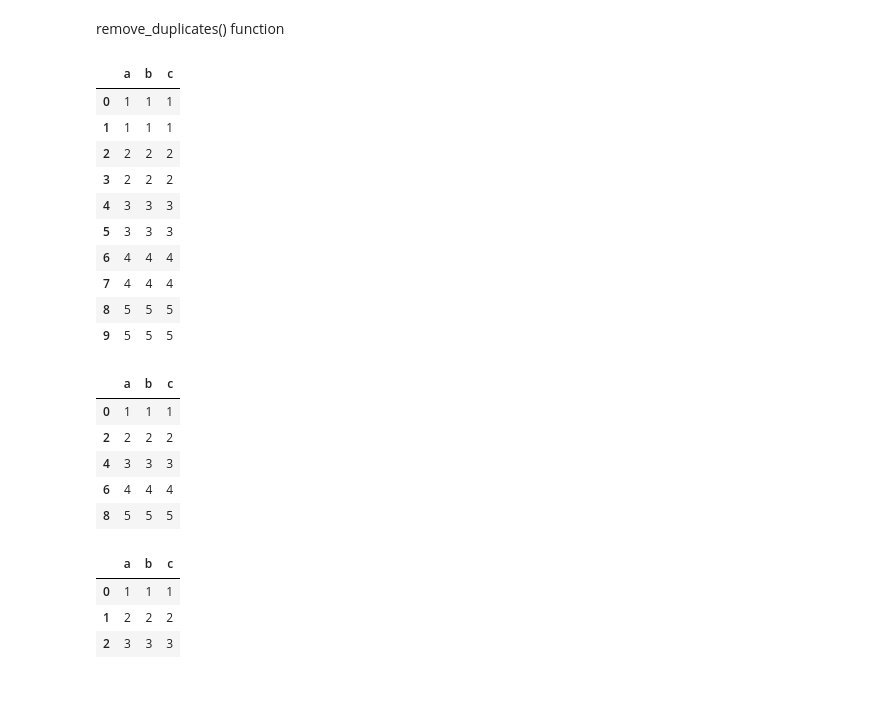
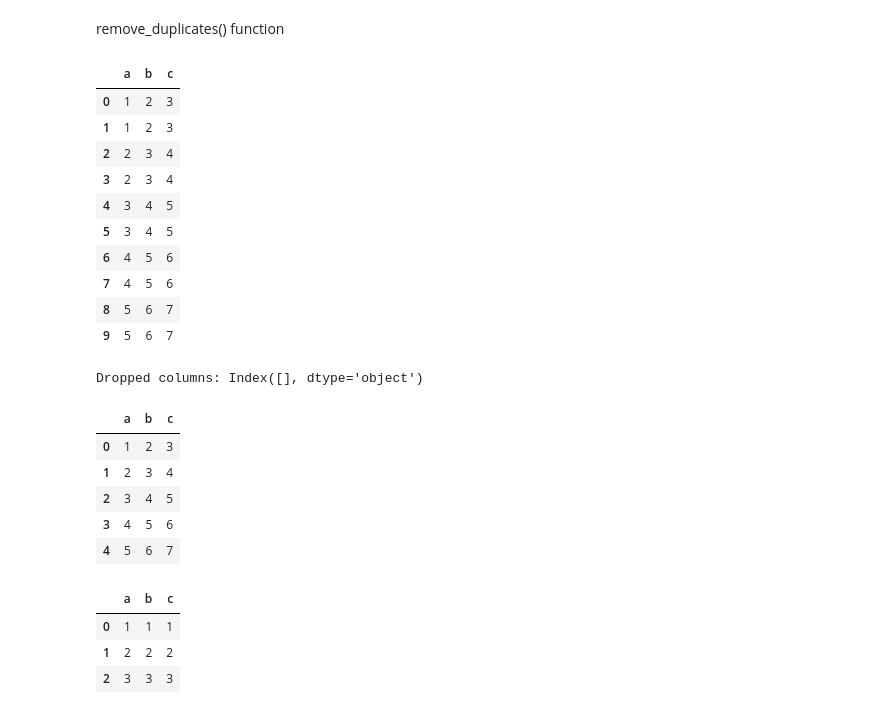
Before and after one commit to Rain-Elutions/Data-Processing-Automation, a Jupyter notebook: test.ipynb, the cells around one changed output. Cells and saved outputs as stored; diff of their text form; code cells hidden in the pictures.

```diff
--- a/test.ipynb
+++ b/test.ipynb
@@ -101,32 +101,33 @@ remove_duplicates() function
 # %%
 # generate a df with duplicate rows
 dup_df = pd.DataFrame({'a':[1,1,2,2,3,3,4,4,5,5],
-                     'b':[1,1,2,2,3,3,4,4,5,5],
-                        'c':[1,1,2,2,3,3,4,4,5,5]})
+                     'b':[2,2,3,3,4,4,5,5,6,6],
+                        'c':[3,3,4,4,5,5,6,6,7,7]})
 dup_df
 # %% [output]
 |  | a | b | c |
-| 0 | 1 | 1 | 1 |
-| 1 | 1 | 1 | 1 |
-| 2 | 2 | 2 | 2 |
-| 3 | 2 | 2 | 2 |
-| 4 | 3 | 3 | 3 |
-| 5 | 3 | 3 | 3 |
-| 6 | 4 | 4 | 4 |
-| 7 | 4 | 4 | 4 |
-| 8 | 5 | 5 | 5 |
-| 9 | 5 | 5 | 5 |
+| 0 | 1 | 2 | 3 |
+| 1 | 1 | 2 | 3 |
+| 2 | 2 | 3 | 4 |
+| 3 | 2 | 3 | 4 |
+| 4 | 3 | 4 | 5 |
+| 5 | 3 | 4 | 5 |
+| 6 | 4 | 5 | 6 |
+| 7 | 4 | 5 | 6 |
+| 8 | 5 | 6 | 7 |
+| 9 | 5 | 6 | 7 |
 # %%
 data_cleansing = DataCleansing()
 dup_df = data_cleansing.remove_duplicates(dup_df)
 dup_df
 # %% [output]
+Dropped columns: Index([], dtype='object')
 |  | a | b | c |
-| 0 | 1 | 1 | 1 |
-| 2 | 2 | 2 | 2 |
-| 4 | 3 | 3 | 3 |
-| 6 | 4 | 4 | 4 |
-| 8 | 5 | 5 | 5 |
+| 0 | 1 | 2 | 3 |
+| 1 | 2 | 3 | 4 |
+| 2 | 3 | 4 | 5 |
+| 3 | 4 | 5 | 6 |
+| 4 | 5 | 6 | 7 |
 # %%
 # a df with duplicate dolumns
 dup_df = pd.DataFrame({'a': [1, 2, 3], 'b': [1, 2, 3], 'c': [1, 2, 3]})
```
Also changed, not shown: parts of 6 cells of this notebook, 1 other file.
